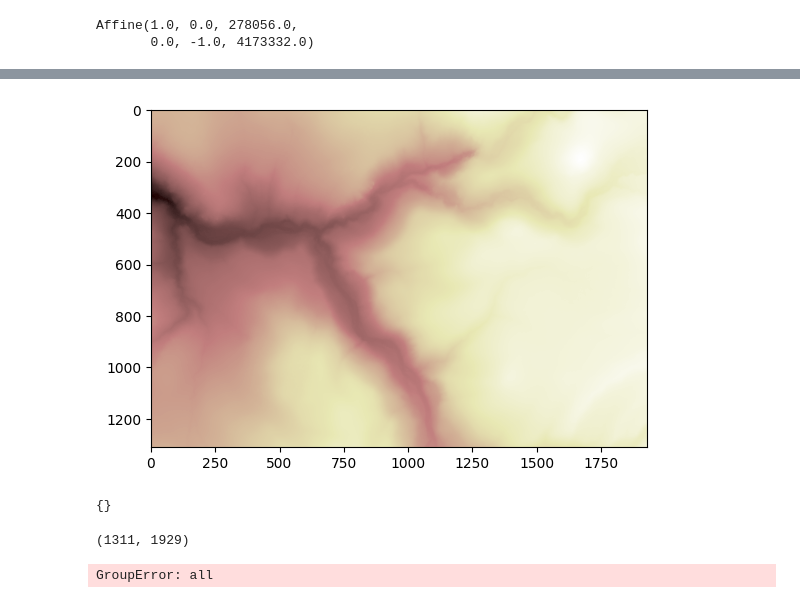
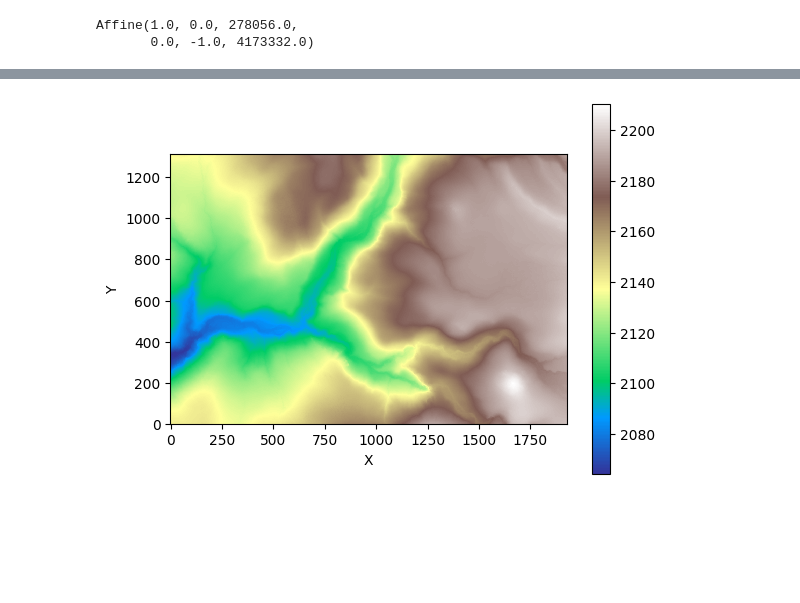
Before and after one commit to nightsky737/erodedrawing, a Jupyter notebook: testing/learning.ipynb, the cells around one changed output, grey strips where cells are left out. Drawn from its saved outputs; the diff is of its cells as text; code cells hidden in the pictures; blank space fills up the shorter version.

```diff
--- a/testing/learning.ipynb
+++ b/testing/learning.ipynb
@@ -35,5 +31,0 @@ dataset.units
-# %%
-with rasterio.open('output_be.tif') as src:
-    array = dataset.read(1)
-    transform = dataset.transform
-    cell_size = transform.a
@@ -43,6 +32,12 @@ AttributeError: 'numpy.ndarray' object has no attribute 'tags'
-# %%
-from matplotlib import pyplot
-pyplot.imshow(array, cmap='pink')
-pyplot.show()
-# %% [output]
-[figure, removed]
+# %%
+#flow accumulator time
+from landlab import RasterModelGrid
+from landlab.components import FlowAccumulator, FastscapeEroder
+with rasterio.open('output_be.tif') as src:
+    band1 = dataset.read(1).astype(float)
+    raster_grid = RasterModelGrid(band1.shape, 1)
+    #So you HAVE to name these that otherwise it gets mad later on.
+    #its just convention so ima stick with it.
+    z = raster_grid.add_field("topographic__elevation", band1.flatten(), at="node") #can also get spacial coords of the r,c dataset by .index(x, y)
+flow_accumulator = FlowAccumulator(raster_grid, "topographic__elevation", flow_director="D8") #flow accumulator basically sets all of the nodes in the grid to point somewhere it is going to drain down.
+eroder = FastscapeEroder(raster_grid, K_sp=0.001, m_sp=0.55, n_sp=1.1)
@@ -49,10 +49,6 @@ pyplot.show()
 # %%
-#can also get spacial coords of the r,c dataset by index(x, y)
+raster_grid_clean = RasterModelGrid(band1.shape, 1)
+raster_grid_clean.add_field("topographic__elevation", band1.flatten(), at="node") #can also get spacial coords of the r,c dataset by .index(x, y)
+raster_grid_clean.imshow("topographic__elevation", cmap="terrain")
+# %% [output]
+[figure, added]
-# %%
-dataset.tags(ns="GDALRasterBand")
-# %% [output]
-{}
-# %%
-print(band1.shape)
-# %% [output]
-(1311, 1929)
@@ -65,4 +54,0 @@ z = raster_grid.add_field("elevation")
-# %%
-testmg[""]
-# %% [output]
-GroupError: all
```
Also changed, not shown: parts of 7 cells of this notebook.
